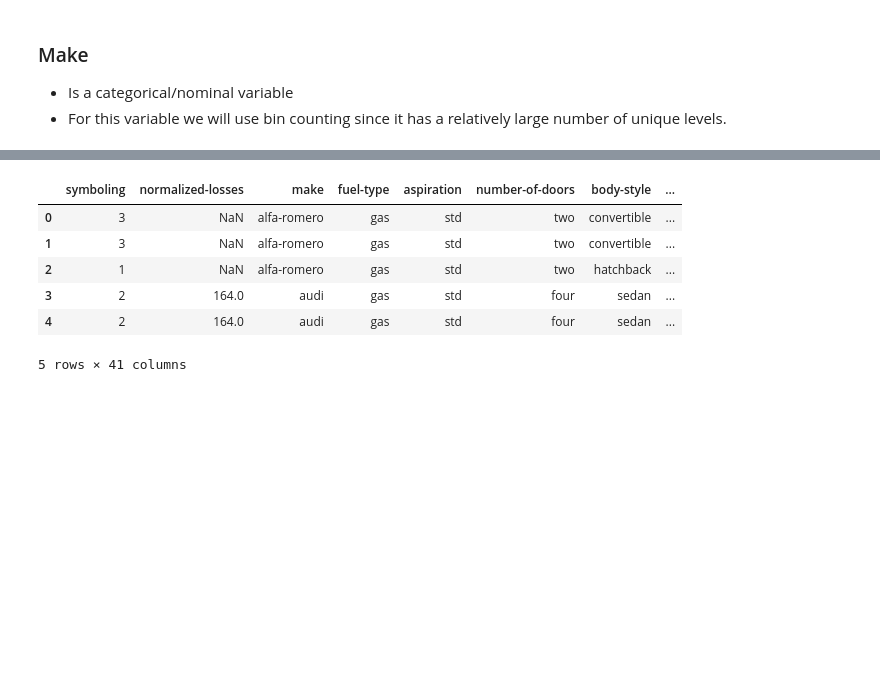
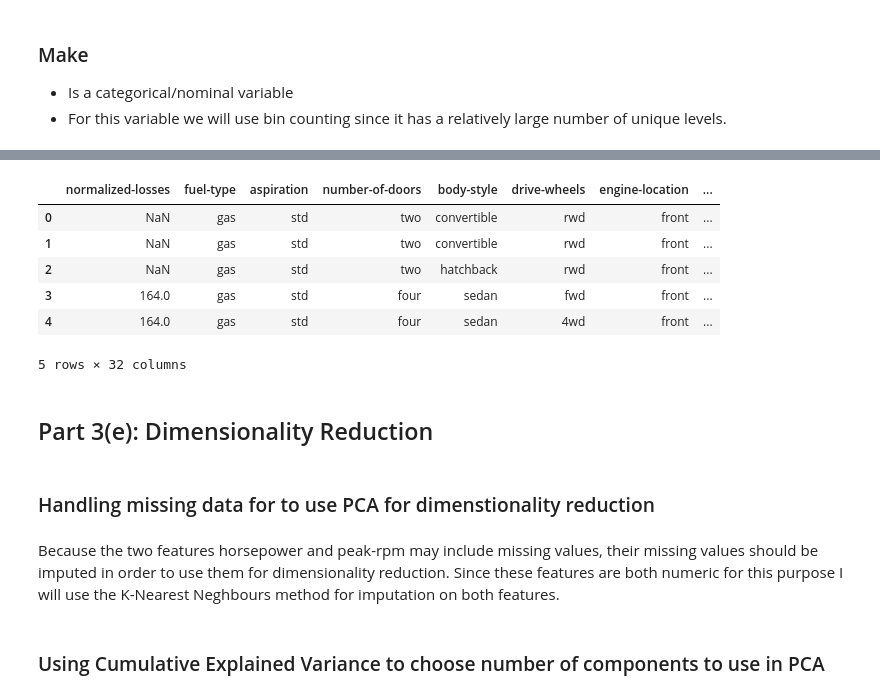
Before and after one commit to ktxdev/AIM-5001, a Jupyter notebook: Project 2/2. Code/S_Huvaya_Project2_assn_.ipynb, the cells around one changed output, grey strips where cells are left out. Cells and saved outputs as stored; diff of their text form; code cells hidden in the pictures; blank space fills up the shorter version.

```diff
--- a/Project 2/2. Code/S_Huvaya_Project2_assn_.ipynb
+++ b/Project 2/2. Code/S_Huvaya_Project2_assn_.ipynb
@@ -787,22 +816,32 @@ df.head()
-# %%
-from sklearn.preprocessing import OneHotEncoder
-
-# Initialize OneHotEncoder
-onehot_encoder = OneHotEncoder(sparse_output=False)
-
-# Fit and transform the data
-onehot_encoded = onehot_encoder.fit_transform(df[['engine-type']])
-
-onehot_encoded_df = pd.DataFrame(onehot_encoded, columns=onehot_encoder.get_feature_names_out(['engine-type']))
-
-df = pd.concat([df, onehot_encoded_df], axis=1)
-
-df.head()
-# %% [output]
-|  | symboling | normalized-losses | make | fuel-type | aspiration | number-of-doors | body-style | ... |
-| 0 | 3 | NaN | alfa-romero | gas | std | two | convertible | ... |
-| 1 | 3 | NaN | alfa-romero | gas | std | two | convertible | ... |
-| 2 | 1 | NaN | alfa-romero | gas | std | two | hatchback | ... |
-| 3 | 2 | 164.0 | audi | gas | std | four | sedan | ... |
-| 4 | 2 | 164.0 | audi | gas | std | four | sedan | ... |
-5 rows × 41 columns
+# %%
+from sklearn.preprocessing import OneHotEncoder
+
+# Creating an instance of a OneHotEncoder
+encoder = OneHotEncoder(sparse_output = False)
+
+# Encoding the feature
+encoded_features = encoder.fit_transform(data4[['engine-type']])
+
+# Creating a dataframe for the encoded data
+encoded_features_df = pd.DataFrame(encoded_features, columns=encoder.get_feature_names_out(['engine-type']))
+
+# Create new dataframe with encoded 'engine-type' feature
+data5 = pd.concat([data4, encoded_features_df], axis=1)
+
+# Dropping the column 'engine-type'
+data5 = data5.drop(columns=['engine-type'])
+data5.head()
+# %% [output]
+|  | normalized-losses | fuel-type | aspiration | number-of-doors | body-style | drive-wheels | engine-location | ... |
+| 0 | NaN | gas | std | two | convertible | rwd | front | ... |
+| 1 | NaN | gas | std | two | convertible | rwd | front | ... |
+| 2 | NaN | gas | std | two | hatchback | rwd | front | ... |
+| 3 | 164.0 | gas | std | four | sedan | fwd | front | ... |
+| 4 | 164.0 | gas | std | four | sedan | 4wd | front | ... |
+5 rows × 32 columns
+# %% [markdown]
+## Part 3(e): Dimensionality Reduction
+# %% [markdown]
+### Handling missing data for to use PCA for dimenstionality reduction
+# %% [markdown]
+Because the two features horsepower and peak-rpm may include missing values, their missing values should be imputed in order to use them for dimensionality reduction. Since these features are both numeric for this purpose I will use the K-Nearest Neghbours method for imputation on both features.
@@ -808,0 +859,2 @@ df.head()
+# %% [markdown]
+### Using Cumulative Explained Variance to choose number of components to use in PCA
```
Also changed, not shown: parts of 67 cells of this notebook.
